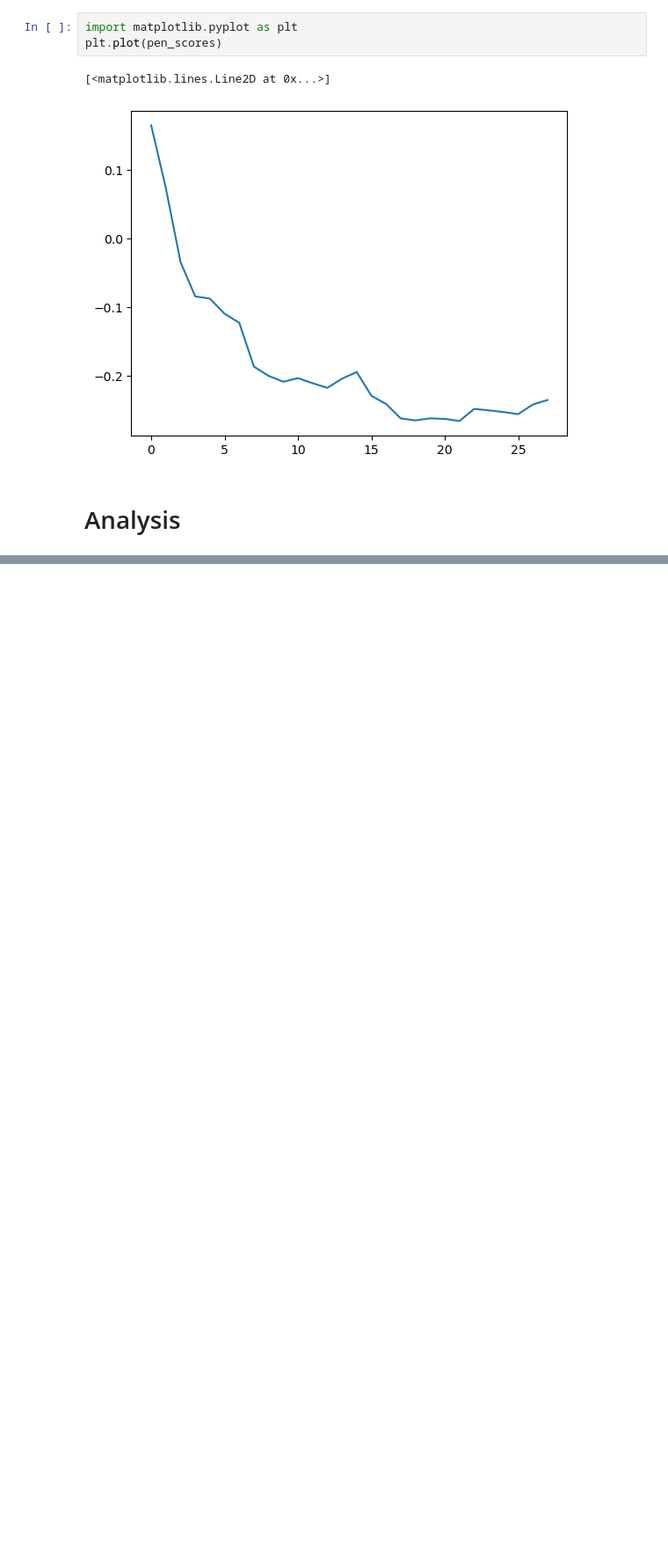
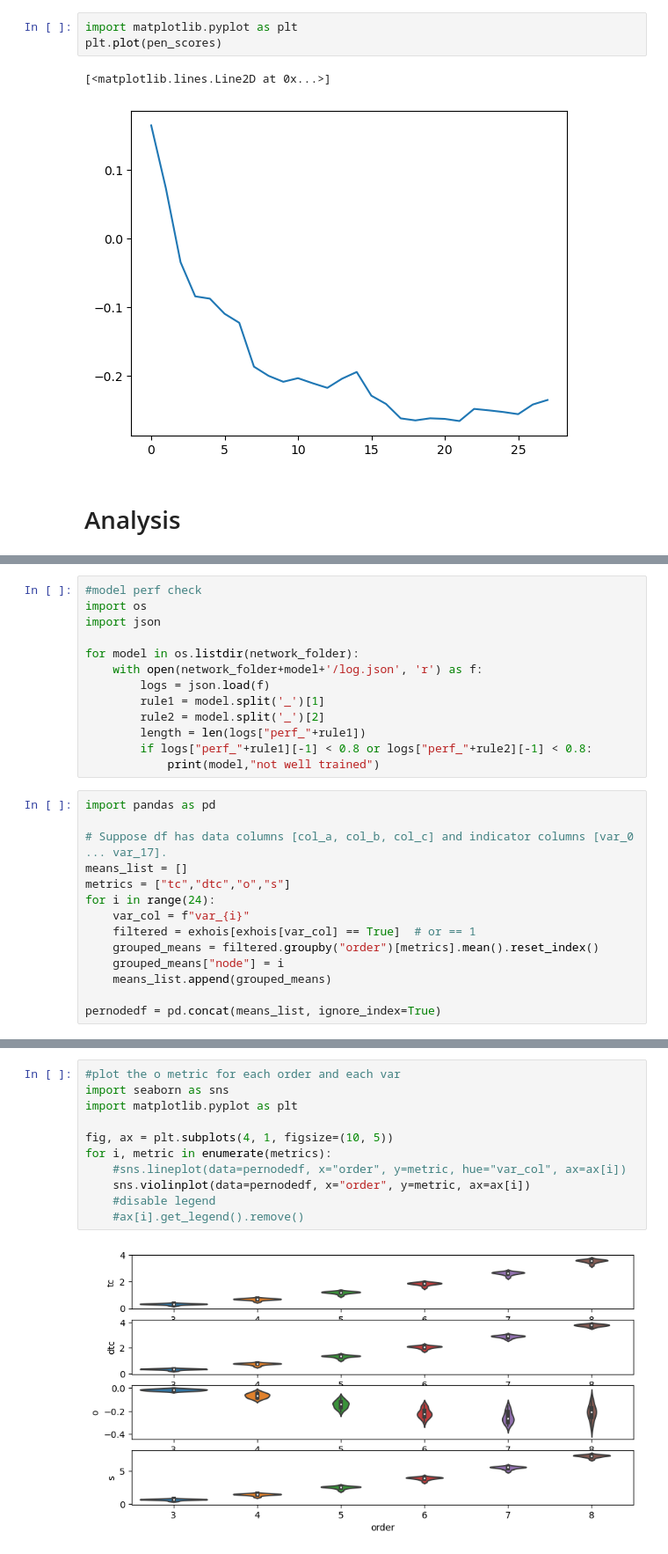
Before and after one commit to SalvadorCalanni/LACONEU25_group_project, a Jupyter notebook: Ori_repo_and_data/pipeline24.ipynb, the cells around one changed output, grey strips where cells are left out. Shown at 88% size. Cells and saved outputs as stored; diff of their text form; blank space fills up the shorter version.

```diff
--- a/Ori_repo_and_data/pipeline24.ipynb
+++ b/Ori_repo_and_data/pipeline24.ipynb
@@ -386,0 +416,27 @@ Variance saved at /media/filer1/users/iampuero/laconeu/LACONEU25_group_project/O
+# %%
+#model perf check
+import os
+import json
+
+for model in os.listdir(network_folder):
+    with open(network_folder+model+'/log.json', 'r') as f:
+        logs = json.load(f)
+        rule1 = model.split('_')[1]
+        rule2 = model.split('_')[2]
+        length = len(logs["perf_"+rule1])
+        if logs["perf_"+rule1][-1] < 0.8 or logs["perf_"+rule2][-1] < 0.8:
+            print(model,"not well trained")
+# %%
+import pandas as pd
+
+# Suppose df has data columns [col_a, col_b, col_c] and indicator columns [var_0 ... var_17].
+means_list = []
+metrics = ["tc","dtc","o","s"]
+for i in range(24):
+    var_col = f"var_{i}"
+    filtered = exhois[exhois[var_col] == True]  # or == 1
+    grouped_means = filtered.groupby("order")[metrics].mean().reset_index()
+    grouped_means["node"] = i
+    means_list.append(grouped_means)
+
+pernodedf = pd.concat(means_list, ignore_index=True)
@@ -386,0 +459,13 @@ Variance saved at /media/filer1/users/iampuero/laconeu/LACONEU25_group_project/O
+# %%
+#plot the o metric for each order and each var
+import seaborn as sns
+import matplotlib.pyplot as plt
+
+fig, ax = plt.subplots(4, 1, figsize=(10, 5))
+for i, metric in enumerate(metrics):
+    #sns.lineplot(data=pernodedf, x="order", y=metric, hue="var_col", ax=ax[i])
+    sns.violinplot(data=pernodedf, x="order", y=metric, ax=ax[i])
+    #disable legend
+    #ax[i].get_legend().remove()
+# %% [output]
+[figure, added]
```
Also changed, not shown: parts of 13 cells of this notebook, 2 other files.
